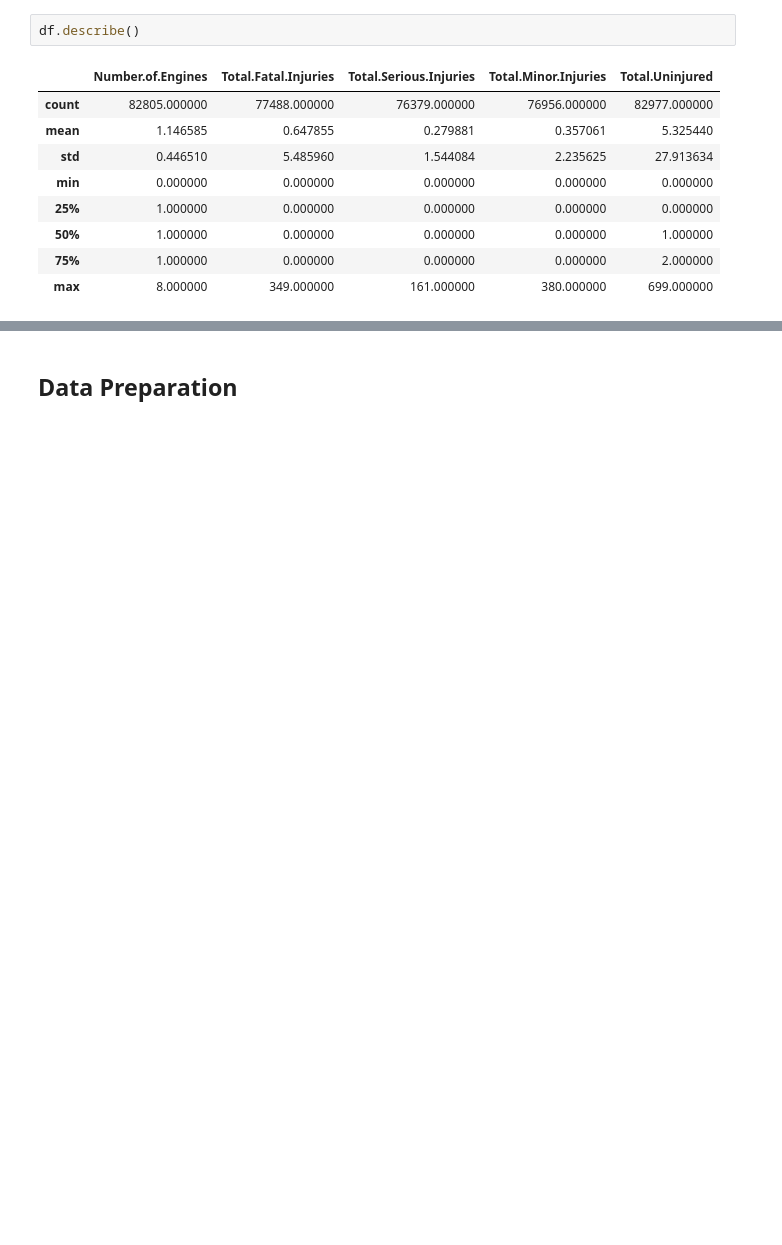
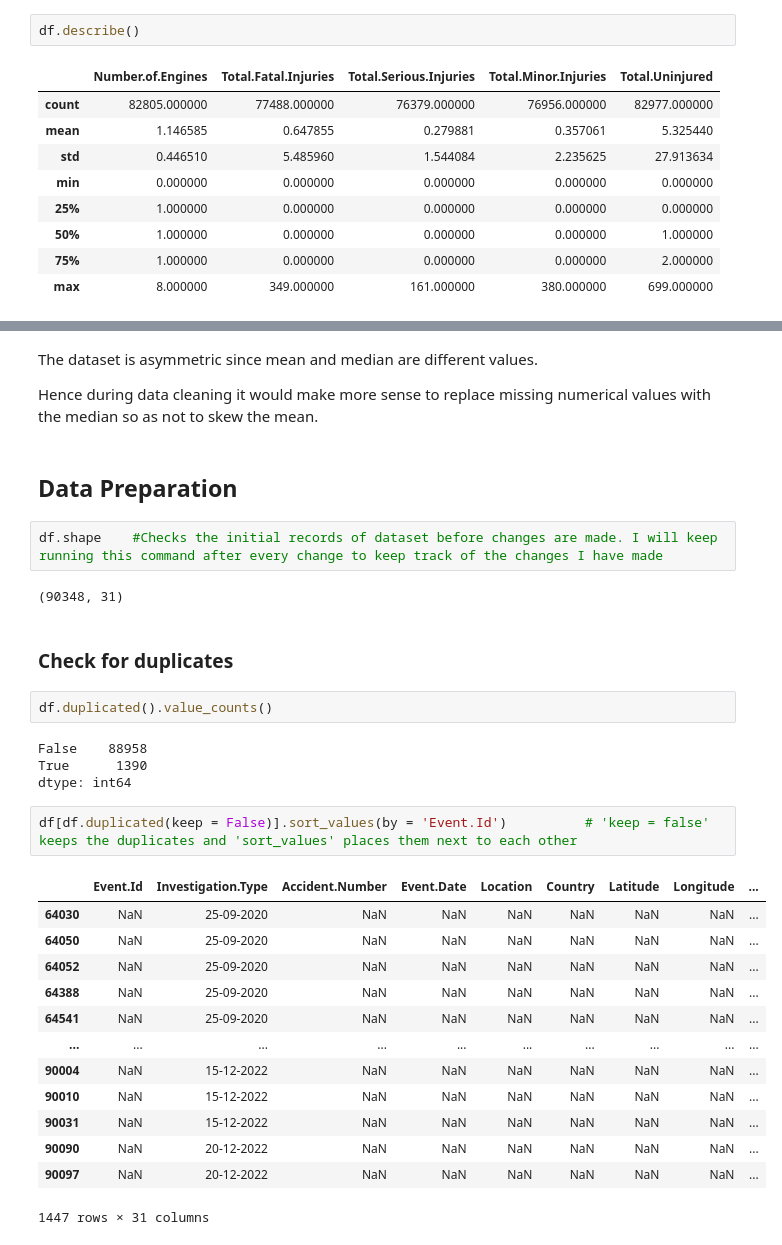
Before and after one commit to DaveyMburu/aircraft-accident-analysis, a Jupyter notebook: aircraft-accident-analysis.ipynb, the cells around one changed output, grey strips where cells are left out. Cells and saved outputs as stored; diff of their text form; blank space fills up the shorter version.

Commit message:
Data Preparation

```diff
--- a/aircraft-accident-analysis.ipynb
+++ b/aircraft-accident-analysis.ipynb
@@ -100,2 +72,34 @@ df.duplicated().sum()
+# %% [markdown]
+The dataset is asymmetric since mean and median are different values.
+
+Hence during data cleaning it would make more sense to replace missing numerical values with the median so as not to skew the mean.
 # %% [markdown]
 ## Data Preparation
+# %%
+df.shape    #Checks the initial records of dataset before changes are made. I will keep running this command after every change to keep track of the changes I have made
+# %% [output]
+(90348, 31)
+# %% [markdown]
+### Check for duplicates
+# %%
+df.duplicated().value_counts()
+# %% [output]
+False    88958
+True      1390
+dtype: int64
+# %%
+df[df.duplicated(keep = False)].sort_values(by = 'Event.Id')          # 'keep = false' keeps the duplicates and 'sort_values' places them next to each other
+# %% [output]
+|  | Event.Id | Investigation.Type | Accident.Number | Event.Date | Location | Country | Latitude | Longitude | ... |
+| 64030 | NaN | 25-09-2020 | NaN | NaN | NaN | NaN | NaN | NaN | ... |
+| 64050 | NaN | 25-09-2020 | NaN | NaN | NaN | NaN | NaN | NaN | ... |
+| 64052 | NaN | 25-09-2020 | NaN | NaN | NaN | NaN | NaN | NaN | ... |
+| 64388 | NaN | 25-09-2020 | NaN | NaN | NaN | NaN | NaN | NaN | ... |
+| 64541 | NaN | 25-09-2020 | NaN | NaN | NaN | NaN | NaN | NaN | ... |
+| ... | ... | ... | ... | ... | ... | ... | ... | ... | ... |
+| 90004 | NaN | 15-12-2022 | NaN | NaN | NaN | NaN | NaN | NaN | ... |
+| 90010 | NaN | 15-12-2022 | NaN | NaN | NaN | NaN | NaN | NaN | ... |
+| 90031 | NaN | 15-12-2022 | NaN | NaN | NaN | NaN | NaN | NaN | ... |
+| 90090 | NaN | 20-12-2022 | NaN | NaN | NaN | NaN | NaN | NaN | ... |
+| 90097 | NaN | 20-12-2022 | NaN | NaN | NaN | NaN | NaN | NaN | ... |
+1447 rows × 31 columns
```
Also changed, not shown: parts of 37 cells of this notebook.
